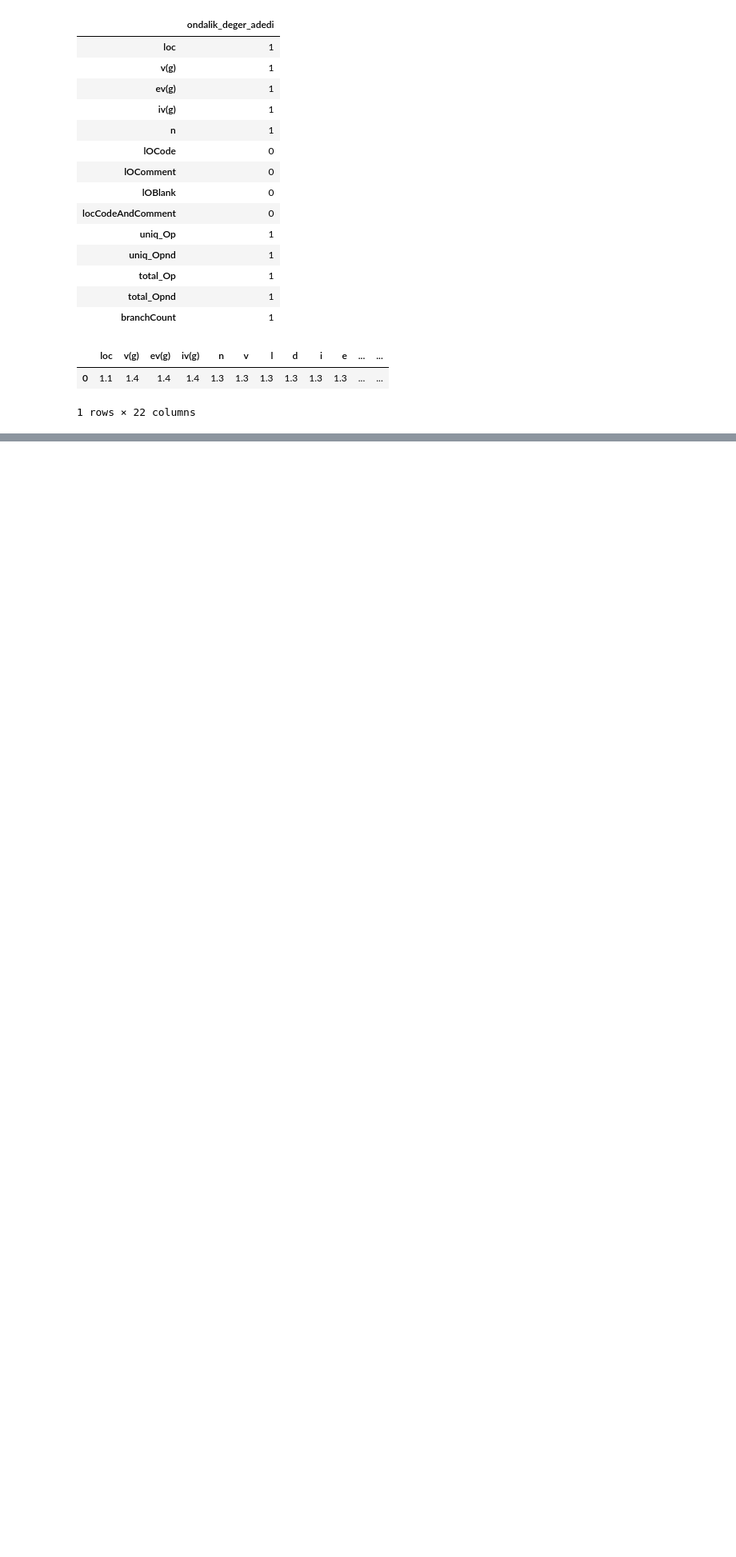
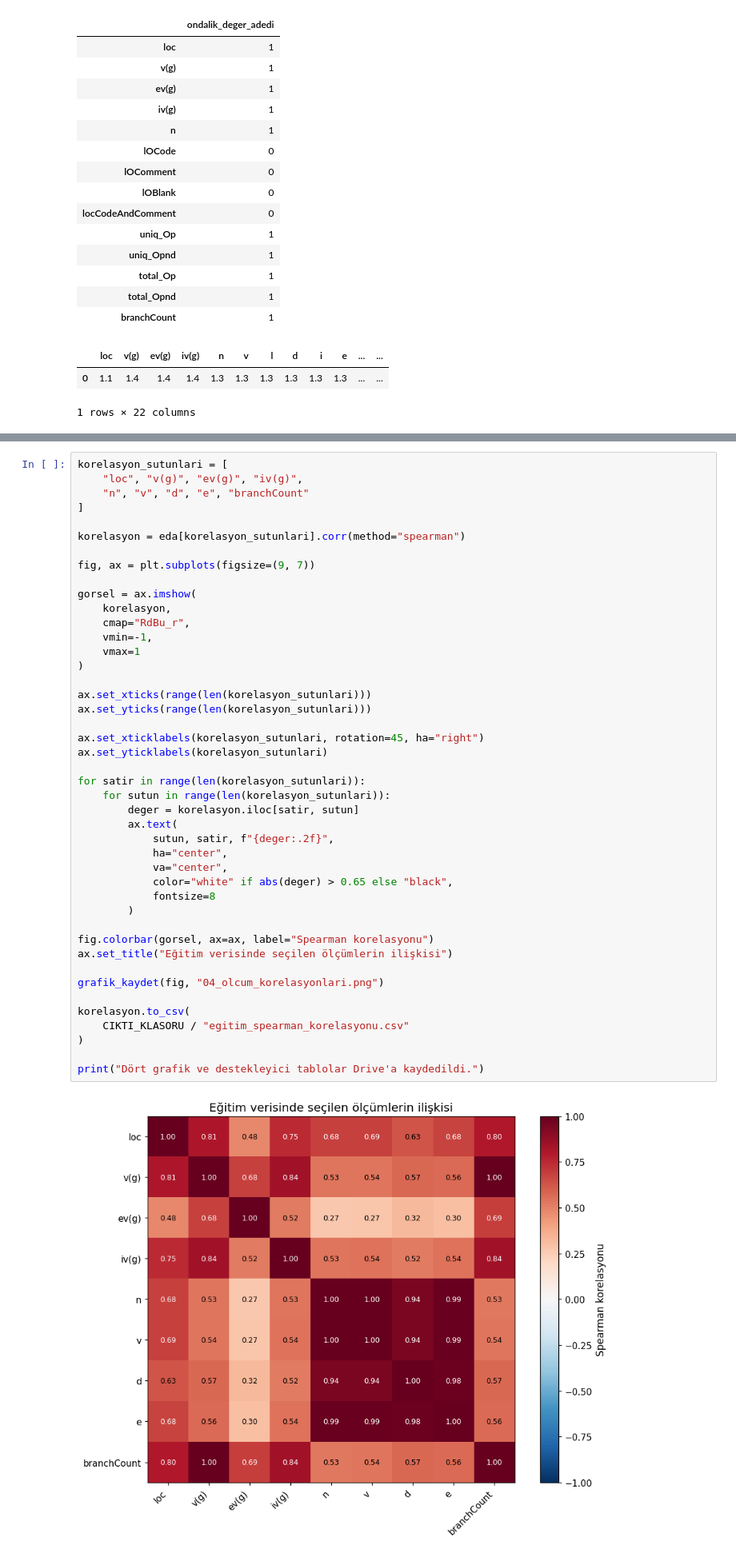
Before and after one commit to damlakaraman/yazilim-hata-riski, a Jupyter notebook: Yazilim_Hata_Riski (1).ipynb, the cells around one changed output, grey strips where cells are left out. Shown at 80% size. Saved outputs shown, nothing was run; the diff lists cells and outputs as text; blank space fills up the shorter version.

```diff
--- a/Yazilim_Hata_Riski (1).ipynb
+++ b/Yazilim_Hata_Riski (1).ipynb
@@ -404,0 +890,46 @@ En az bir sayım ölçümü ondalıklı olan satır sayısı: 1
+# %%
+korelasyon_sutunlari = [
+    "loc", "v(g)", "ev(g)", "iv(g)",
+    "n", "v", "d", "e", "branchCount"
+]
+
+korelasyon = eda[korelasyon_sutunlari].corr(method="spearman")
+
+fig, ax = plt.subplots(figsize=(9, 7))
+
+gorsel = ax.imshow(
+    korelasyon,
+    cmap="RdBu_r",
+    vmin=-1,
+    vmax=1
+)
+
+ax.set_xticks(range(len(korelasyon_sutunlari)))
+ax.set_yticks(range(len(korelasyon_sutunlari)))
+
+ax.set_xticklabels(korelasyon_sutunlari, rotation=45, ha="right")
+ax.set_yticklabels(korelasyon_sutunlari)
+
+for satir in range(len(korelasyon_sutunlari)):
+    for sutun in range(len(korelasyon_sutunlari)):
+        deger = korelasyon.iloc[satir, sutun]
+        ax.text(
+            sutun, satir, f"{deger:.2f}",
+            ha="center",
+            va="center",
+            color="white" if abs(deger) > 0.65 else "black",
+            fontsize=8
+        )
+
+fig.colorbar(gorsel, ax=ax, label="Spearman korelasyonu")
+ax.set_title("Eğitim verisinde seçilen ölçümlerin ilişkisi")
+
+grafik_kaydet(fig, "04_olcum_korelasyonlari.png")
+
+korelasyon.to_csv(
+    CIKTI_KLASORU / "egitim_spearman_korelasyonu.csv"
+)
+
+print("Dört grafik ve destekleyici tablolar Drive'a kaydedildi.")
+# %% [output]
+[figure, added]
```
Also changed, not shown: parts of 19 cells of this notebook.
